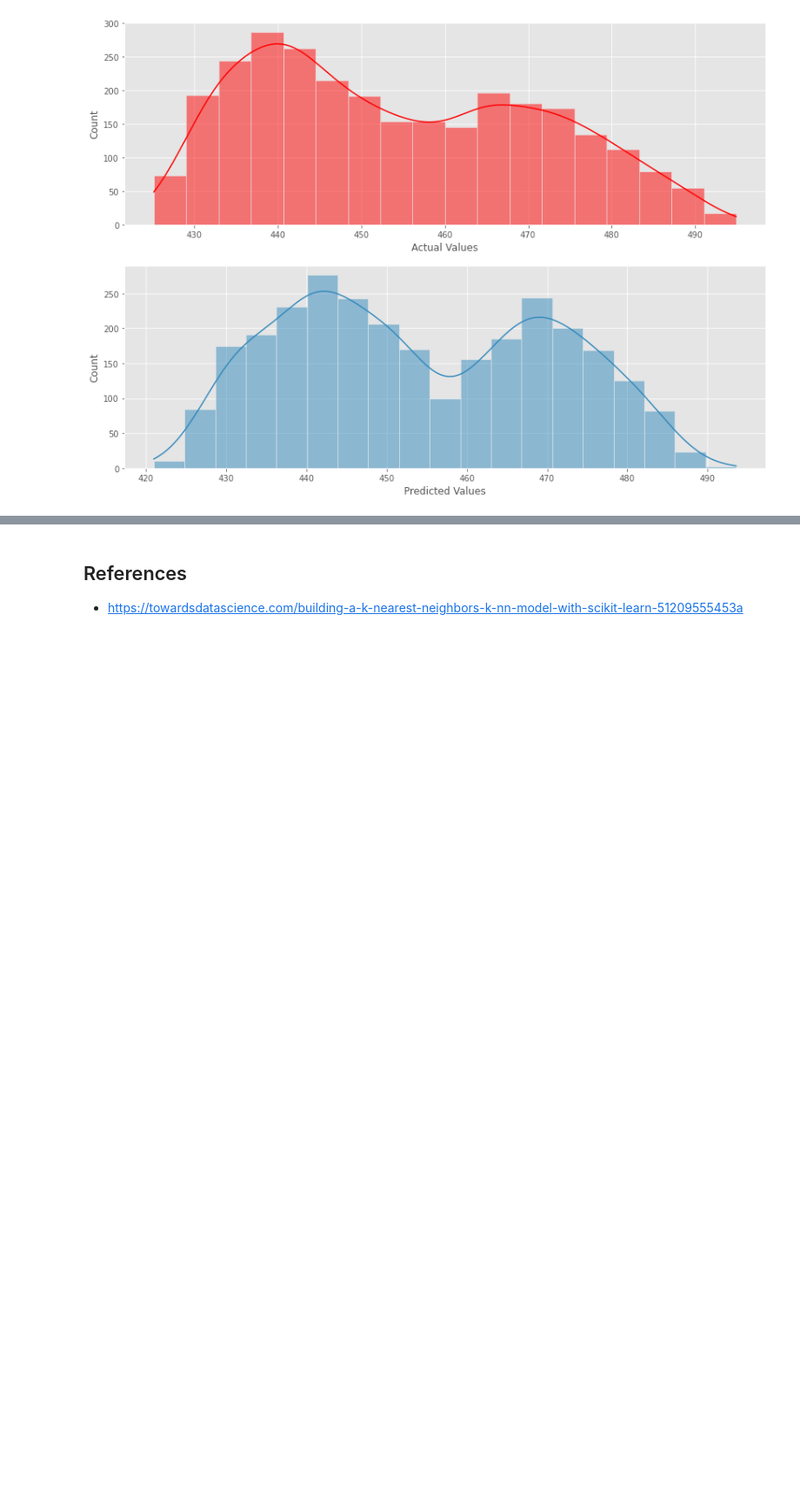
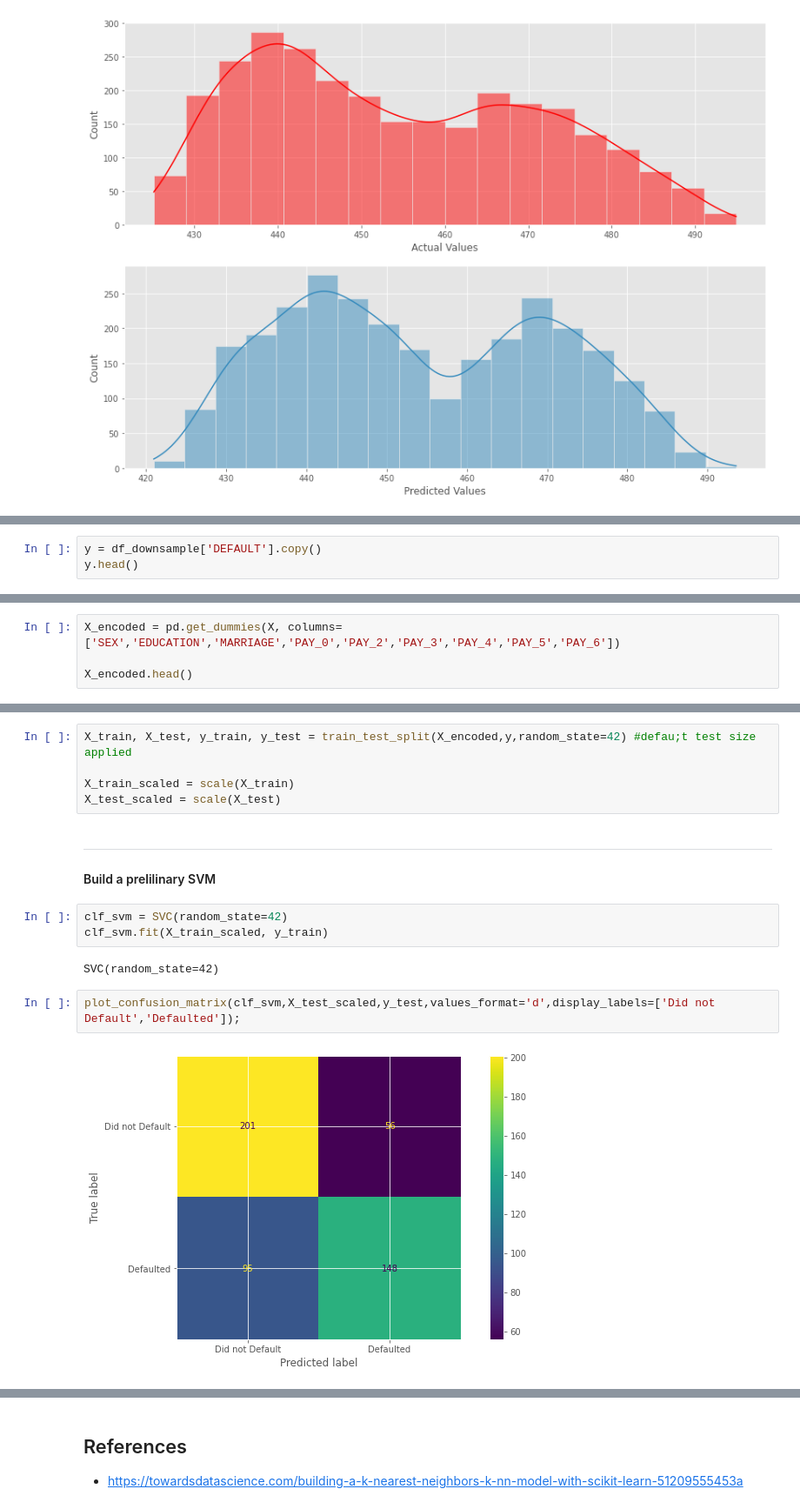
Before and after one commit to conor1982/ML_and_Stats_Assessment, a Jupyter notebook: scikit-learn.ipynb, the cells around one changed output, grey strips where cells are left out. Shown at 87% size. Drawn from its saved outputs; the diff is of its cells as text; blank space fills up the shorter version.

```diff
--- a/scikit-learn.ipynb
+++ b/scikit-learn.ipynb
@@ -1134,0 +1429,3 @@ sns.histplot(pred_y_df['Predicted Values'],kde=True);
+# %%
+y = df_downsample['DEFAULT'].copy()
+y.head()
@@ -1134,0 +1465,4 @@ sns.histplot(pred_y_df['Predicted Values'],kde=True);
+# %%
+X_encoded = pd.get_dummies(X, columns=['SEX','EDUCATION','MARRIAGE','PAY_0','PAY_2','PAY_3','PAY_4','PAY_5','PAY_6'])
+
+X_encoded.head()
@@ -1134,0 +1487,19 @@ sns.histplot(pred_y_df['Predicted Values'],kde=True);
+# %%
+X_train, X_test, y_train, y_test = train_test_split(X_encoded,y,random_state=42) #defau;t test size applied
+
+X_train_scaled = scale(X_train)
+X_test_scaled = scale(X_test)
+# %% [markdown]
+***
+
+
+#### Build a prelilinary SVM
+# %%
+clf_svm = SVC(random_state=42)
+clf_svm.fit(X_train_scaled, y_train)
+# %% [output]
+SVC(random_state=42)
+# %%
+plot_confusion_matrix(clf_svm,X_test_scaled,y_test,values_format='d',display_labels=['Did not Default','Defaulted']);
+# %% [output]
+[figure, added]
```
Also changed, not shown: parts of 73 cells of this notebook, 3 other files.
